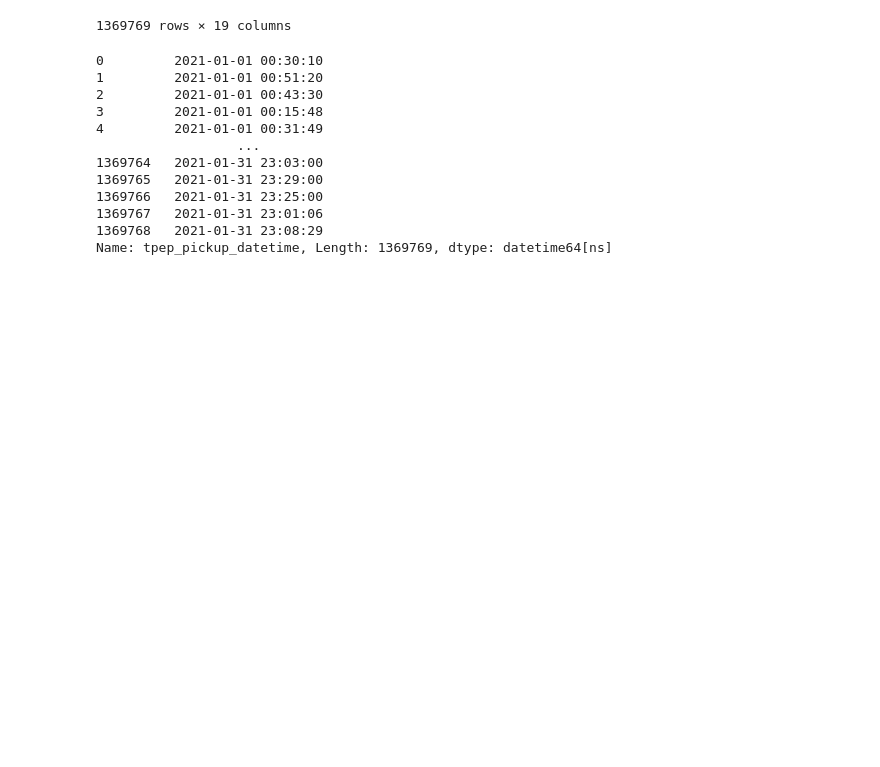
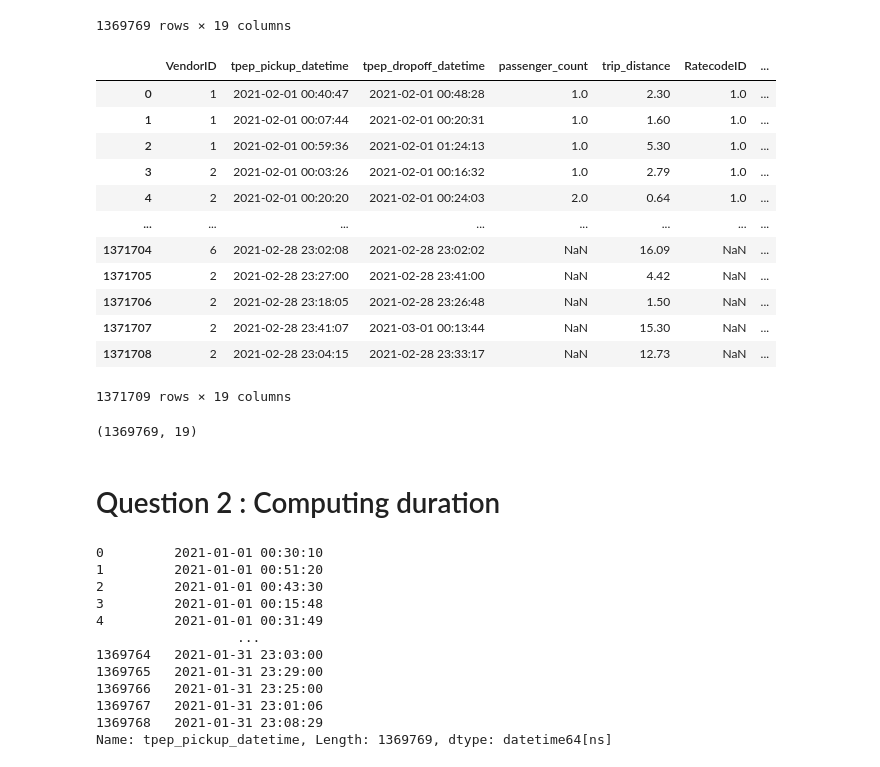
Before and after one commit to kibetamos/ml_zoomcamp, a Jupyter notebook: HW1.ipynb, the cells around one changed output. Cells and saved outputs as stored; diff of their text form; code cells hidden in the pictures; blank space fills up the shorter version.

```diff
--- a/HW1.ipynb
+++ b/HW1.ipynb
@@ -8,6 +8,8 @@ import seaborn as sns
 import matplotlib.pyplot as plt
 # %%
 df = pd.read_parquet('./data/yellow_tripdata_2021-01.parquet')
+# %%
+feb= pd.read_parquet('./data/yellow_tripdata_2021-02.parquet')
 # %%
 df
 # %% [output]
@@ -24,6 +26,28 @@ df
 | 1369767 | 6 | 2021-01-31 23:01:06 | 2021-02-01 00:02:03 | NaN | 19.70 | NaN | ... |
 | 1369768 | 2 | 2021-01-31 23:08:29 | 2021-01-31 23:31:22 | NaN | 4.68 | NaN | ... |
 1369769 rows × 19 columns
+# %%
+feb
+# %% [output]
+|  | VendorID | tpep_pickup_datetime | tpep_dropoff_datetime | passenger_count | trip_distance | RatecodeID | ... |
+| 0 | 1 | 2021-02-01 00:40:47 | 2021-02-01 00:48:28 | 1.0 | 2.30 | 1.0 | ... |
+| 1 | 1 | 2021-02-01 00:07:44 | 2021-02-01 00:20:31 | 1.0 | 1.60 | 1.0 | ... |
+| 2 | 1 | 2021-02-01 00:59:36 | 2021-02-01 01:24:13 | 1.0 | 5.30 | 1.0 | ... |
+| 3 | 2 | 2021-02-01 00:03:26 | 2021-02-01 00:16:32 | 1.0 | 2.79 | 1.0 | ... |
+| 4 | 2 | 2021-02-01 00:20:20 | 2021-02-01 00:24:03 | 2.0 | 0.64 | 1.0 | ... |
+| ... | ... | ... | ... | ... | ... | ... | ... |
+| 1371704 | 6 | 2021-02-28 23:02:08 | 2021-02-28 23:02:02 | NaN | 16.09 | NaN | ... |
+| 1371705 | 2 | 2021-02-28 23:27:00 | 2021-02-28 23:41:00 | NaN | 4.42 | NaN | ... |
+| 1371706 | 2 | 2021-02-28 23:18:05 | 2021-02-28 23:26:48 | NaN | 1.50 | NaN | ... |
+| 1371707 | 2 | 2021-02-28 23:41:07 | 2021-03-01 00:13:44 | NaN | 15.30 | NaN | ... |
+| 1371708 | 2 | 2021-02-28 23:04:15 | 2021-02-28 23:33:17 | NaN | 12.73 | NaN | ... |
+1371709 rows × 19 columns
+# %%
+df.shape
+# %% [output]
+(1369769, 19)
+# %% [markdown]
+# Question 2 : Computing duration
 # %%
 df.tpep_dropoff_datetime
 
```
Also changed, not shown: parts of 35 cells of this notebook.
